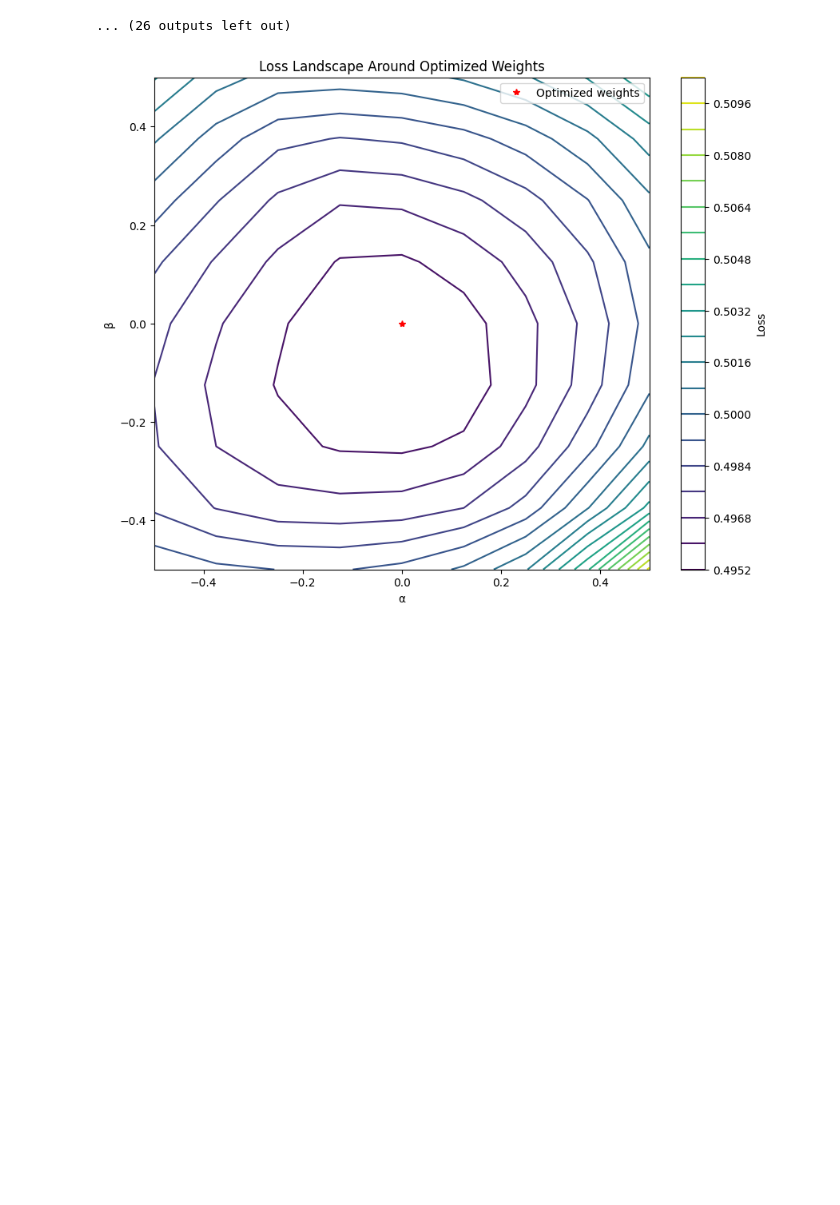
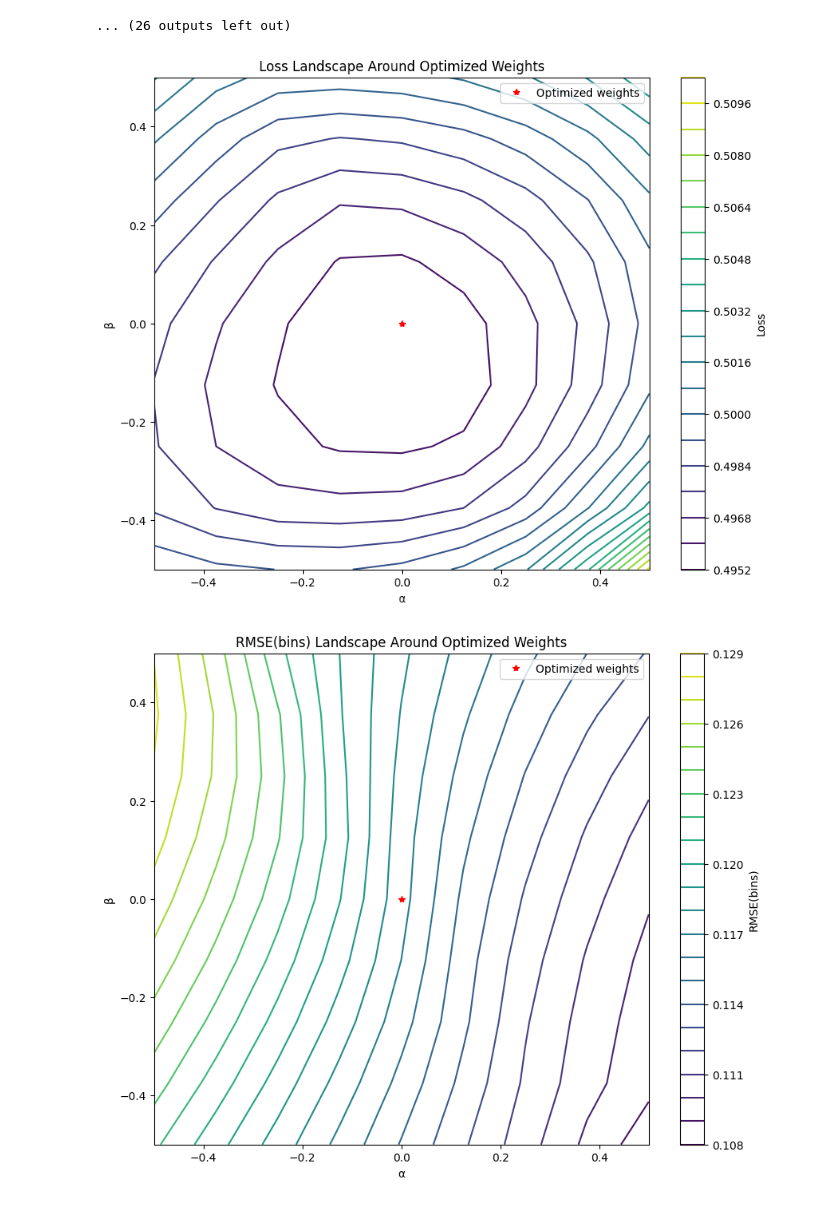
Before and after one commit to open-spaced-repetition/visualize-loss-landscape-of-fsrs, a Jupyter notebook: notebook.ipynb, the cells around one changed output. Cells and saved outputs as stored; diff of their text form; code cells hidden in the pictures; blank space fills up the shorter version.

Commit message:
add RMSE(bins) Landscape

```diff
--- a/notebook.ipynb
+++ b/notebook.ipynb
@@ -148,30 +148,46 @@ delta = delta / np.linalg.norm(delta)
 eta = eta / np.linalg.norm(eta)
 
 # Create grid of alpha and beta values
 alpha = np.linspace(-0.5, 0.5, 9)
 beta = np.linspace(-0.5, 0.5, 9)
 alpha_grid, beta_grid = np.meshgrid(alpha, beta)
 
 # Initialize loss grid
 loss_grid = np.zeros_like(alpha_grid)
+rmse_grid = np.zeros_like(alpha_grid)
 
 # Calculate loss for each point in the grid
 for i in range(len(alpha)):
     for j in range(len(beta)):
         # Set weights to θ* + αδ + βη
         optimizer.w = optimized_w + alpha[i]*delta + beta[j]*eta
         _, loss = optimizer.evaluate(save_to_file=False)
+        metrics, figures = optimizer.calibration_graph(verbose=False)
+        for fig in figures:
+            plt.close(fig)
         loss_grid[j,i] = loss
+        rmse_grid[j,i] = metrics["all"]["RMSE(bins)"]
 
 # Create contour plot
 plt.figure(figsize=(10,8))
 plt.contour(alpha_grid, beta_grid, loss_grid, levels=20)
 plt.colorbar(label='Loss')
 plt.plot(0, 0, 'r*', label='Optimized weights')
 plt.xlabel('α')
 plt.ylabel('β')
 plt.title('Loss Landscape Around Optimized Weights')
 plt.legend()
 plt.show()
+
+plt.figure(figsize=(10,8))
+plt.contour(alpha_grid, beta_grid, rmse_grid, levels=20)
+plt.colorbar(label='RMSE(bins)')
+plt.plot(0, 0, 'r*', label='Optimized weights')
+plt.xlabel('α')
+plt.ylabel('β')
+plt.title('RMSE(bins) Landscape Around Optimized Weights')
+plt.legend()
+plt.show()
 # %% [output]
 [figure]
+[figure, added]
```
